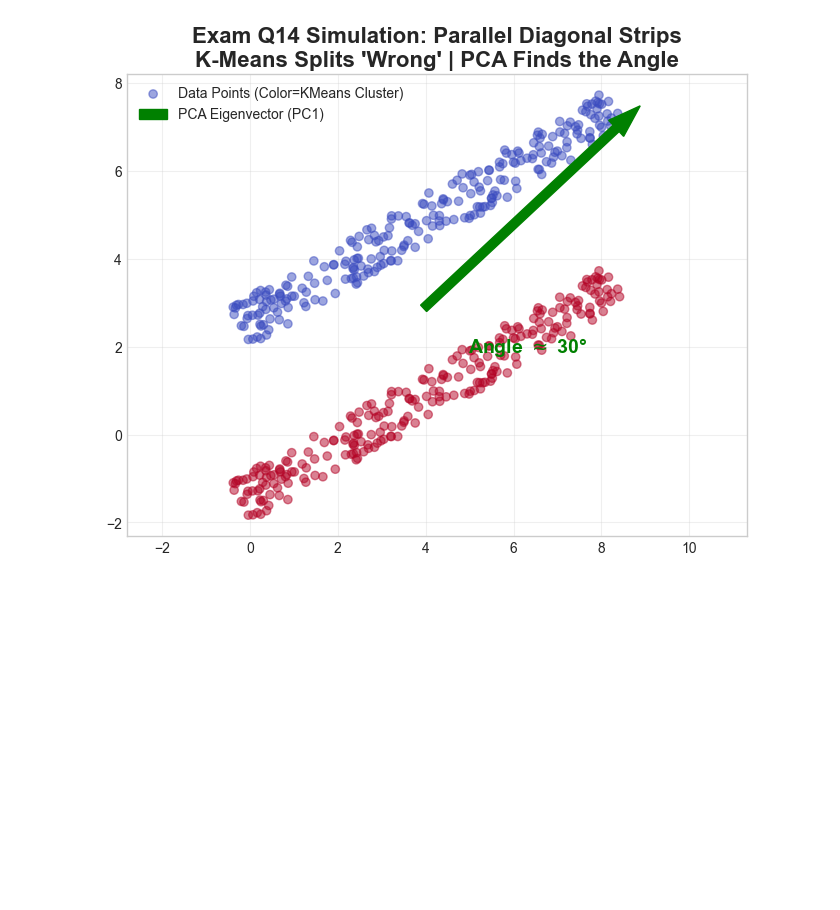
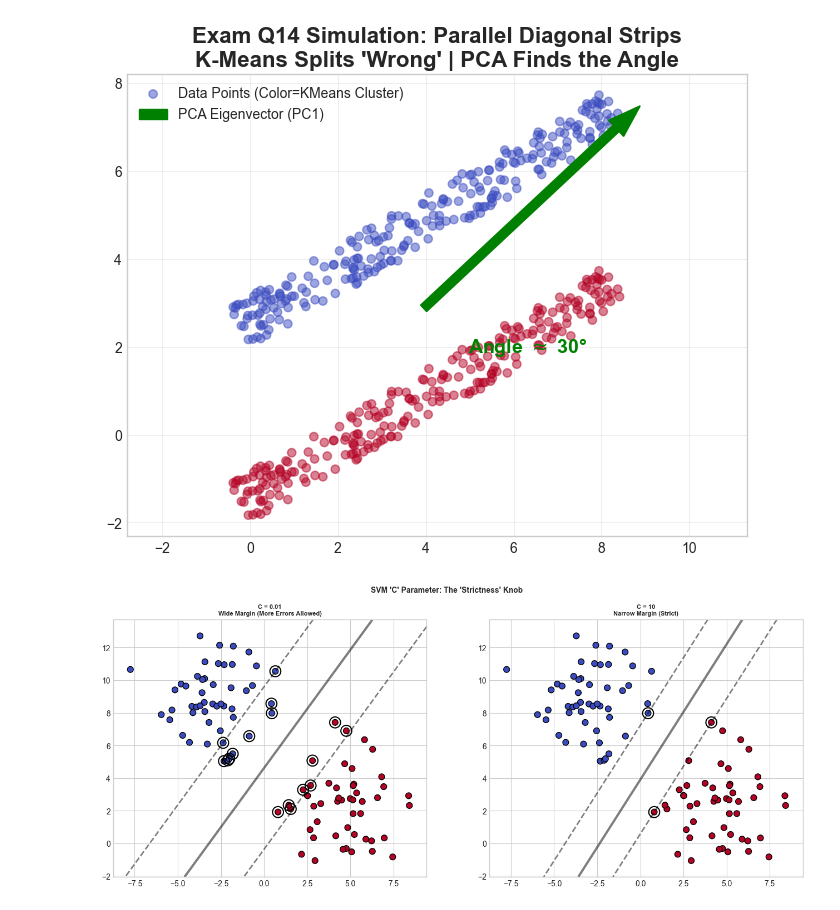
Before and after one commit to dattali18/machine_learning_msc_course, a Jupyter notebook: test_prep/ml_test_prep_1.ipynb, the cells around one changed output. Saved outputs shown, nothing was run; the diff lists cells and outputs as text; code cells hidden in the pictures; blank space fills up the shorter version.

```diff
--- a/test_prep/ml_test_prep_1.ipynb
+++ b/test_prep/ml_test_prep_1.ipynb
@@ -340,3 +363,49 @@ plt.grid(True, alpha=0.3)
 plt.show()
 # %% [output]
 [figure]
+# %%
+# CELL 11: SVM C PARAMETER (Margin Hardness)
+import numpy as np
+import matplotlib.pyplot as plt
+from sklearn.svm import SVC
+from sklearn.datasets import make_blobs
+
+# Generate data with some overlap
+X, y = make_blobs(n_samples=100, centers=2, random_state=42, cluster_std=2.0)
+
+# C values to compare
+c_values = [0.01, 10]
+
+fig, axes = plt.subplots(1, 2, figsize=(16, 6))
+
+for ax, c_val in zip(axes, c_values):
+    # Fit Linear SVM
+    clf = SVC(kernel='linear', C=c_val)
+    clf.fit(X, y)
+
+    # Create grid to plot
+    xx = np.linspace(X[:, 0].min() - 1, X[:, 0].max() + 1, 100)
+    yy = np.linspace(X[:, 1].min() - 1, X[:, 1].max() + 1, 100)
+    XX, YY = np.meshgrid(xx, yy)
+    xy = np.vstack([XX.ravel(), YY.ravel()]).T
+    Z = clf.decision_function(xy).reshape(XX.shape)
+
+    # Plot data
+    ax.scatter(X[:, 0], X[:, 1], c=y, cmap='coolwarm', edgecolors='k', s=60)
+
+    # Plot decision boundary and margins
+    # Levels: -1 (margin), 0 (boundary), 1 (margin)
+    ax.contour(XX, YY, Z, colors='k', levels=[-1, 0, 1], alpha=0.5,
+               linestyles=['--', '-', '--'], linewidths=[2, 3, 2])
+
+    # Highlight Support Vectors
+    ax.scatter(clf.support_vectors_[:, 0], clf.support_vectors_[:, 1], s=200,
+               linewidth=1.5, facecolors='none', edgecolors='k', label='Support Vectors')
+
+    title = f"C = {c_val}\nWide Margin (More Errors Allowed)" if c_val < 1 else f"C = {c_val}\nNarrow Margin (Strict)"
+    ax.set_title(title, fontsize=8, fontweight='bold')
+
+plt.suptitle("SVM 'C' Parameter: The 'Strictness' Knob", fontsize=10, fontweight='bold')
+plt.show()
+# %% [output]
+[figure, added]
```
Also changed, not shown: parts of 6 cells of this notebook.
